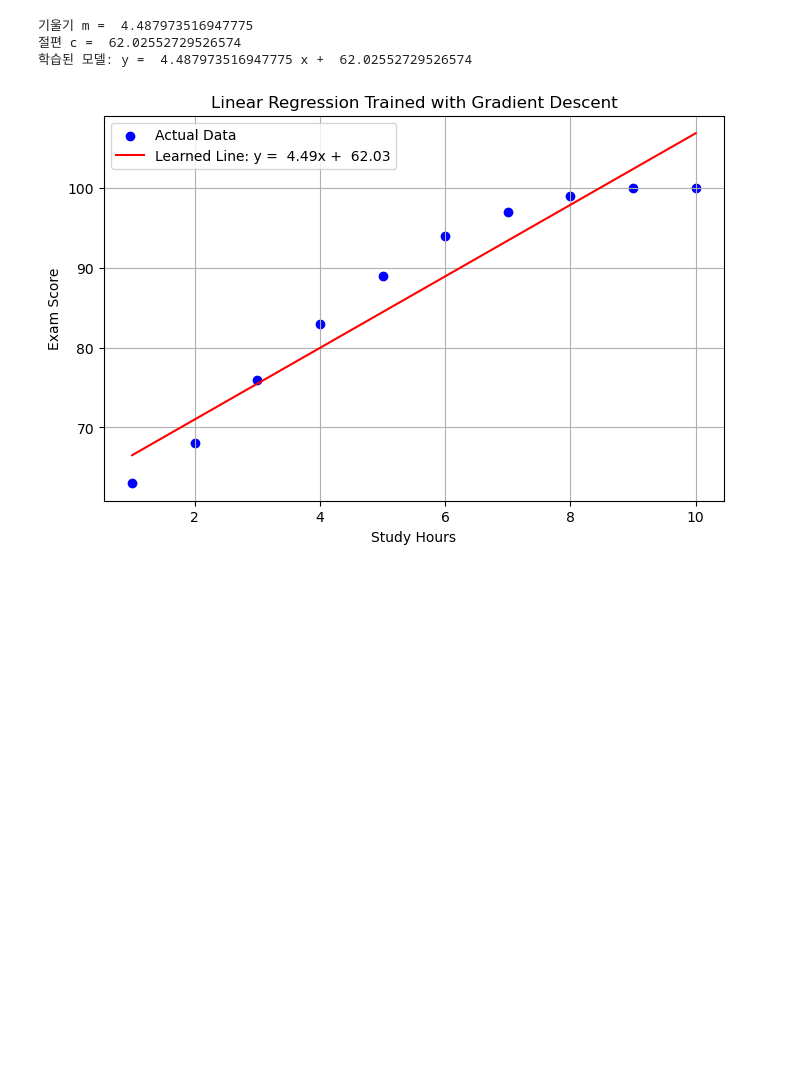
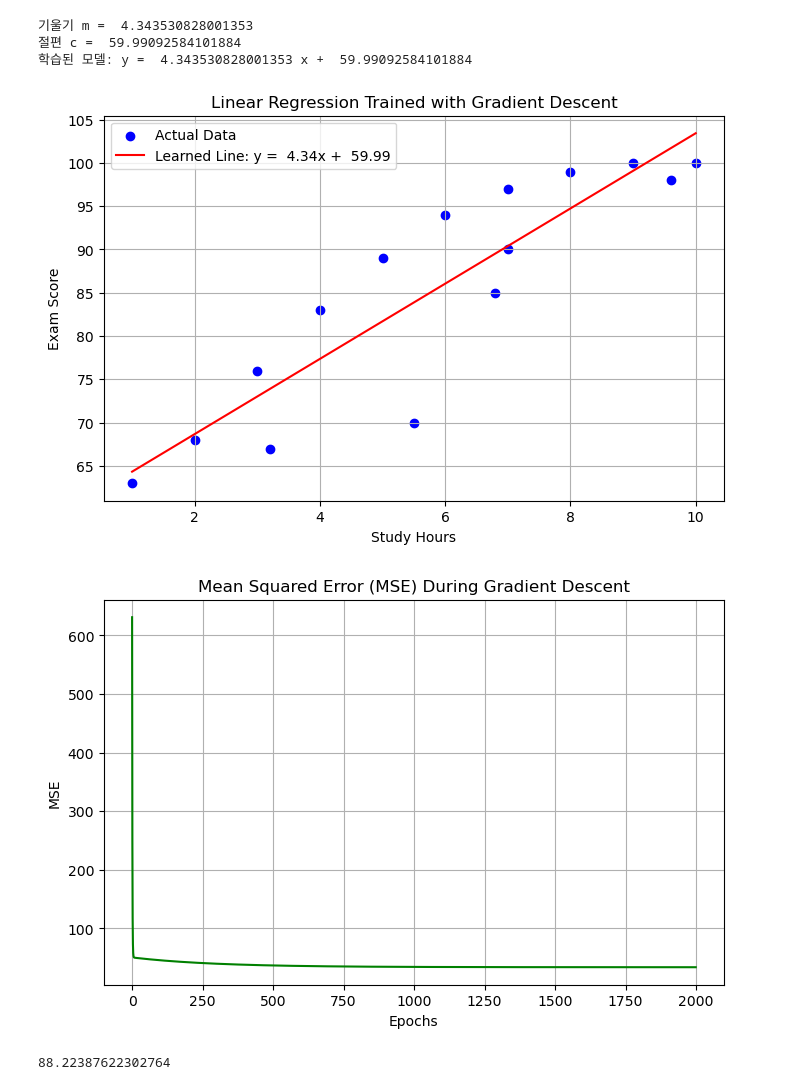
Before and after one commit to kevin050206/HAI-Assignment, a Jupyter notebook: lecture03/Assignment01.ipynb, the cells around one changed output. Cells and saved outputs as stored; diff of their text form; code cells hidden in the pictures; blank space fills up the shorter version.

```diff
--- a/lecture03/Assignment01.ipynb
+++ b/lecture03/Assignment01.ipynb
@@ -2,13 +2,13 @@
 import numpy as np
 import matplotlib.pyplot as plt
 
-x = np.array([1, 2, 3, 4, 5, 6, 7, 8, 9 ,10])
-y = np.array([63, 68, 76, 83, 89, 94, 97, 99, 100, 100])
+x = np.array([1, 2, 3, 4, 5, 6, 7, 8, 9 ,10, 3.2, 5.5, 6.8, 7, 9.6])
+y = np.array([63, 68, 76, 83, 89, 94, 97, 99, 100, 100, 67, 70, 85, 90, 98])
 
-m = 0.0
-c = 0.0
-alpha = 0.01
-epochs = 1000
+m = 2
+c =50
+alpha = 0.005
+epochs = 2000
 
 n = len(x)
 loss_history = []
@@ -16,34 +16,46 @@ loss_history = []
 for i in range(epochs) :
     y_pred = m*x + c
     error = y - y_pred
 
     loss = np.mean(error ** 2)
     loss_history.append(loss)
 
     dm = -2 * np.mean(x * error)
     dc = -2 * np.mean(error)
 
     m -= alpha * dm
     c -= alpha * dc
 
 print ("기울기 m = ", m)
 print ("절편 c = ", c)
 print ("학습된 모델: y = ", m, "x + ", c)
 
 x_line = np.linspace(min(x), max(x), 100)
 y_line = m * x_line + c
 
 plt.figure(figsize = (8, 5))
 plt.scatter(x, y, color = 'blue', label = 'Actual Data')
 plt.plot(x_line, y_line, color = 'red', label = f'Learned Line: y = {m: .2f}x + {c: .2f}')
 plt.title('Linear Regression Trained with Gradient Descent')
 plt.xlabel('Study Hours')
 plt.ylabel('Exam Score')
 plt.legend()
 plt.grid(True)
 plt.show()
+
+plt.figure(figsize=(8, 5))
+plt.plot(range(epochs), loss_history, color='green')
+plt.title('Mean Squared Error (MSE) During Gradient Descent')
+plt.xlabel('Epochs')
+plt.ylabel('MSE')
+plt.grid(True)
+plt.show()
+
+print(m * 6.5 + c)
 # %% [output]
-기울기 m =  4.487973516947775
-절편 c =  62.02552729526574
-학습된 모델: y =  4.487973516947775 x +  62.02552729526574
+기울기 m =  4.343530828001353
+절편 c =  59.99092584101884
+학습된 모델: y =  4.343530828001353 x +  59.99092584101884
-[figure, old version]
+[figure, new version]
+[figure, added]
+88.22387622302764
```
